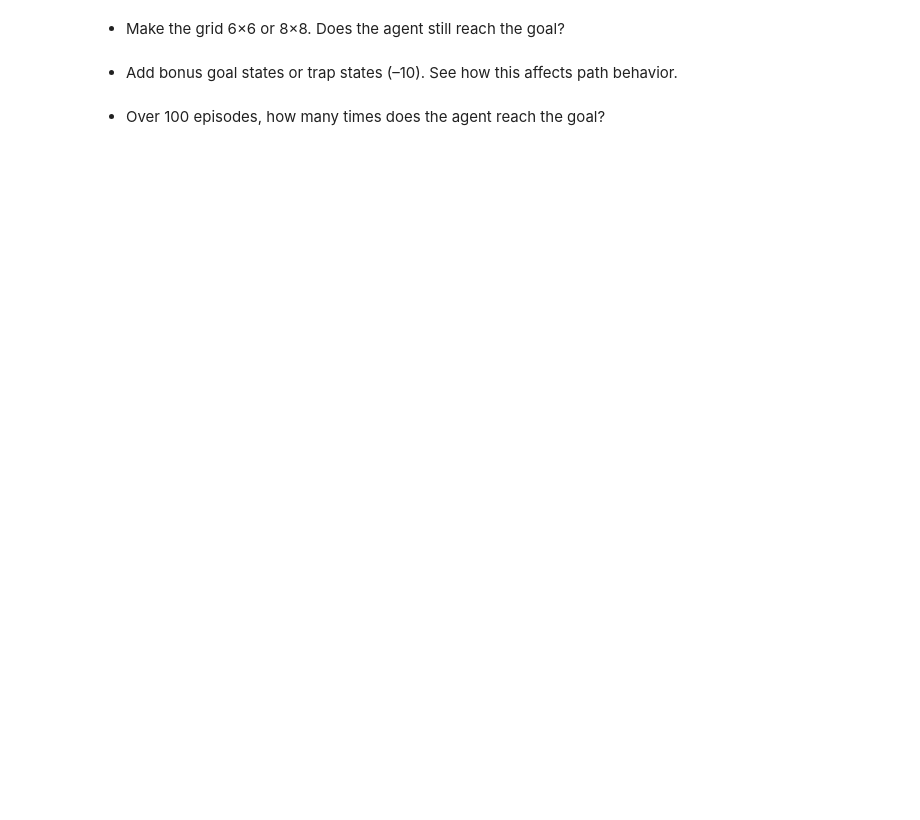
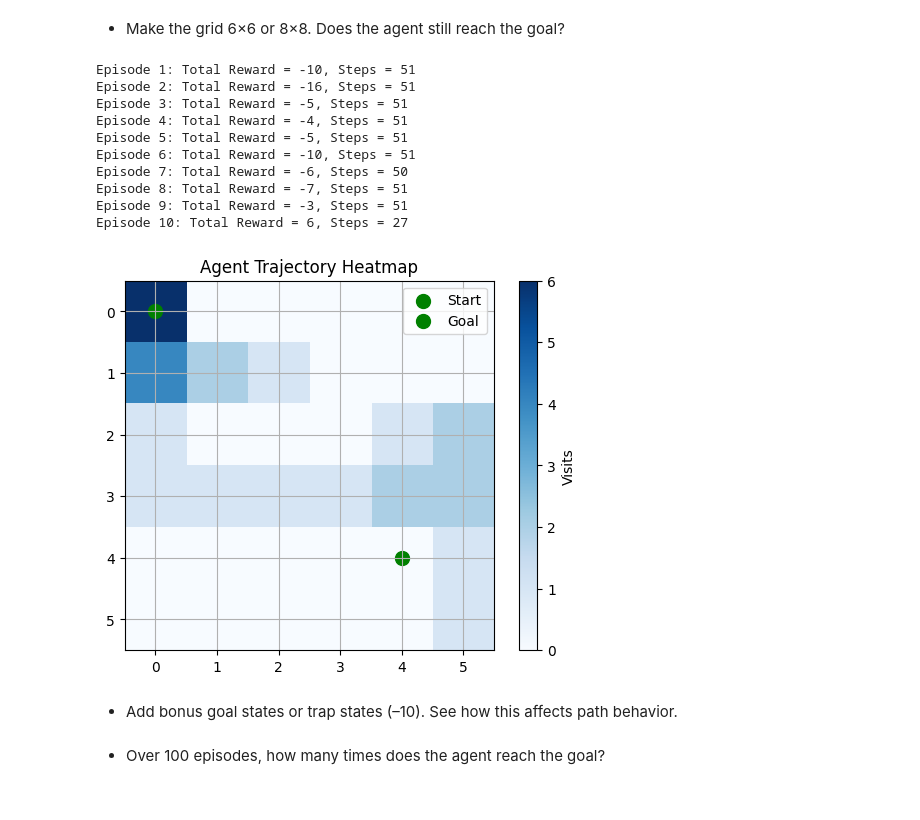
Before and after one commit to S-Prasad-M/Reinforcement-Lab-Exps, a Jupyter notebook: RL_Lab_Work.ipynb, the cells around one changed output. Cells and saved outputs as stored; diff of their text form; code cells hidden in the pictures; blank space fills up the shorter version.

```diff
--- a/RL_Lab_Work.ipynb
+++ b/RL_Lab_Work.ipynb
@@ -150,5 +160,28 @@ plot_trajectory(traj, goal_reached)
 # %% [markdown]
 - Make the grid 6×6 or 8×8. Does the agent still reach the goal?
+# %%
+GRID_SIZE = 6
+GOAL_STATE = (5,5)
+
+for ep in range(EPISODE):
+    traj, reward = run_episode()
+    # goal_reached = traj[-1] == GOAL_STATE
+    # plot_trajectory(traj, goal_reached)
+    print(f"Episode {ep+1}: Total Reward = {reward}, Steps = {len(traj)}")
+goal_reached = traj[-1] == GOAL_STATE
+plot_trajectory(traj, goal_reached)
+# %% [output]
+Episode 1: Total Reward = -10, Steps = 51
+Episode 2: Total Reward = -16, Steps = 51
+Episode 3: Total Reward = -5, Steps = 51
+Episode 4: Total Reward = -4, Steps = 51
+Episode 5: Total Reward = -5, Steps = 51
+Episode 6: Total Reward = -10, Steps = 51
+Episode 7: Total Reward = -6, Steps = 50
+Episode 8: Total Reward = -7, Steps = 51
+Episode 9: Total Reward = -3, Steps = 51
+Episode 10: Total Reward = 6, Steps = 27
+[figure, added]
 # %% [markdown]
 - Add bonus goal states or trap states (–10). See how this affects path behavior.
 # %% [markdown]
```
Also changed, not shown: parts of 3 cells of this notebook.
